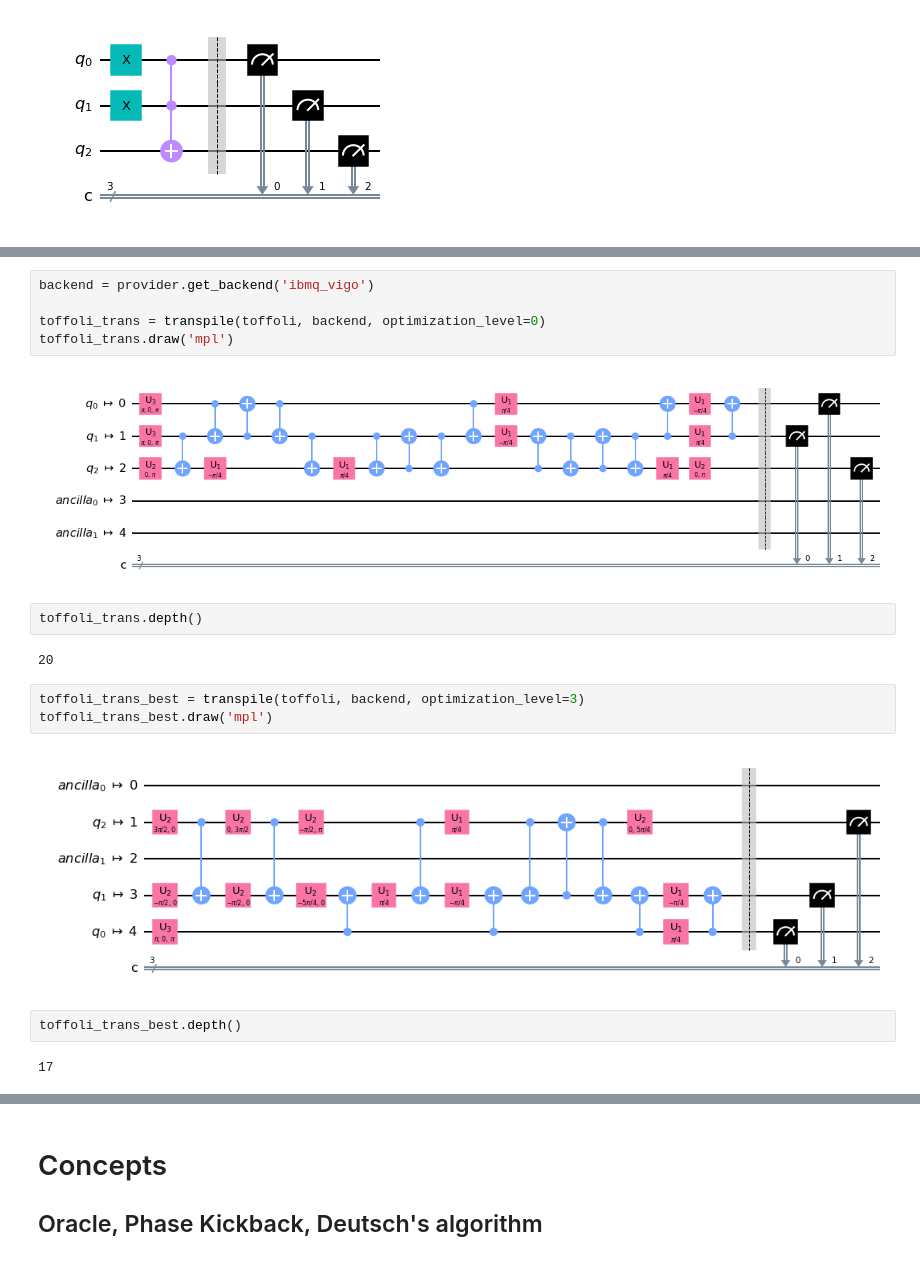
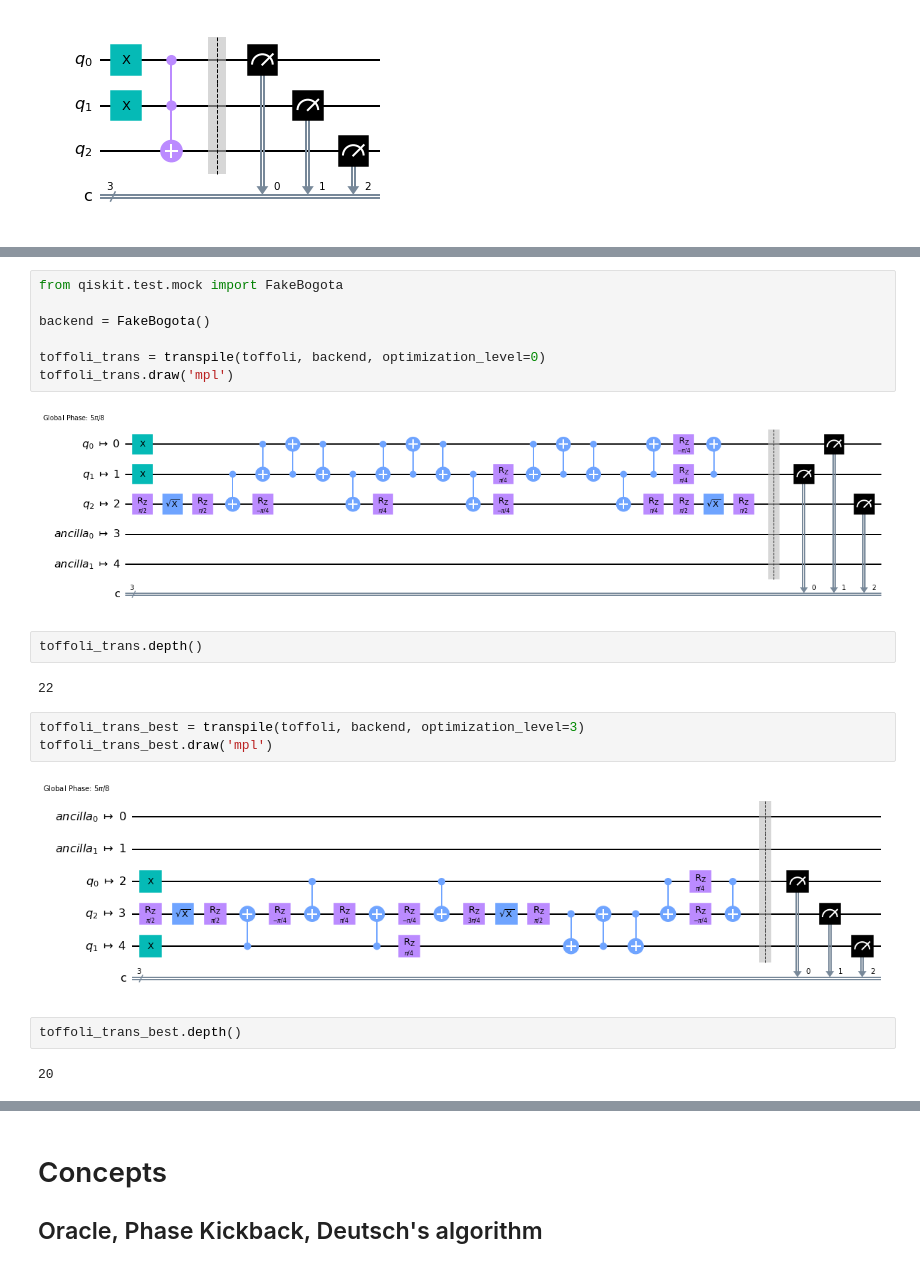
Before and after one commit to dongsin-kim/MyNotebook, a Jupyter notebook: Session2_Algorithm.ipynb, the cells around one changed output, grey strips where cells are left out. Cells and saved outputs as stored; diff of their text form.

```diff
--- a/Session2_Algorithm.ipynb
+++ b/Session2_Algorithm.ipynb
@@ -116,23 +147,25 @@ plot_histogram(counts)
 # %% [output]
 [figure]
 # %%
-backend = provider.get_backend('ibmq_vigo')
+from qiskit.test.mock import FakeBogota
+
+backend = FakeBogota()
 
 toffoli_trans = transpile(toffoli, backend, optimization_level=0)
 toffoli_trans.draw('mpl')
 # %% [output]
-[figure, old version]
+[figure, new version]
 # %%
 toffoli_trans.depth()
 # %% [output]
-20
+22
 # %%
 toffoli_trans_best = transpile(toffoli, backend, optimization_level=3)
 toffoli_trans_best.draw('mpl')
 # %% [output]
-[figure, old version]
+[figure, new version]
 # %%
 toffoli_trans_best.depth()
 # %% [output]
-17
+20
 # %%
```
Also changed, not shown: parts of 22 cells of this notebook.
